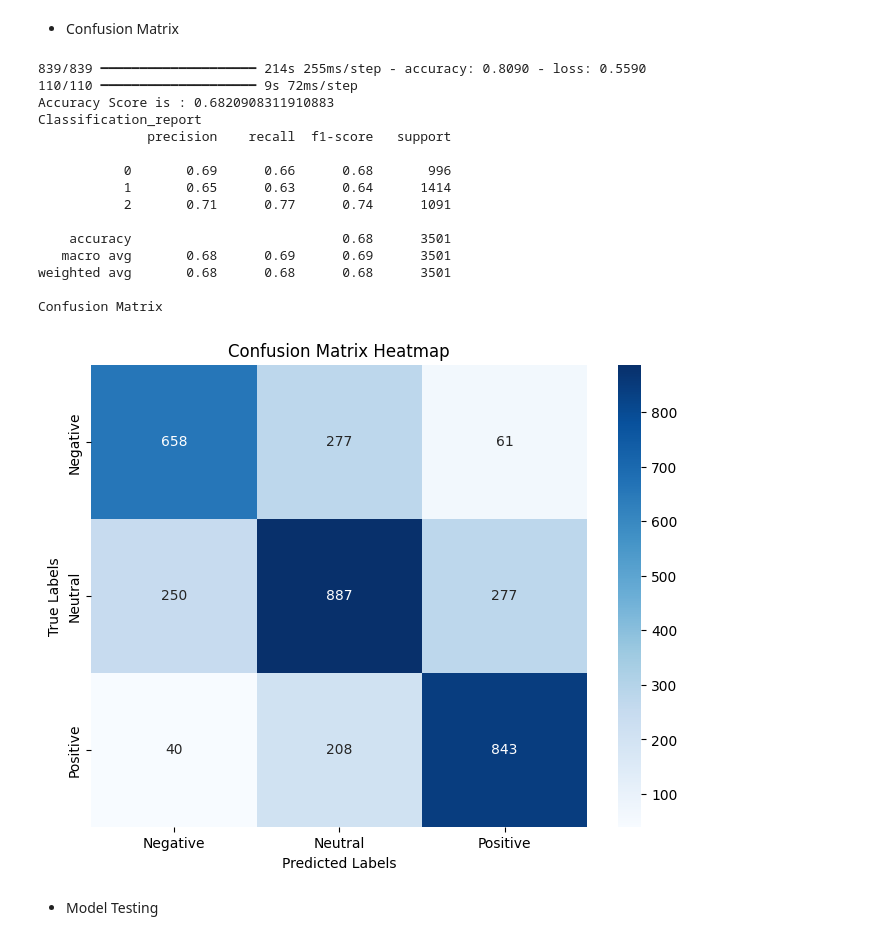
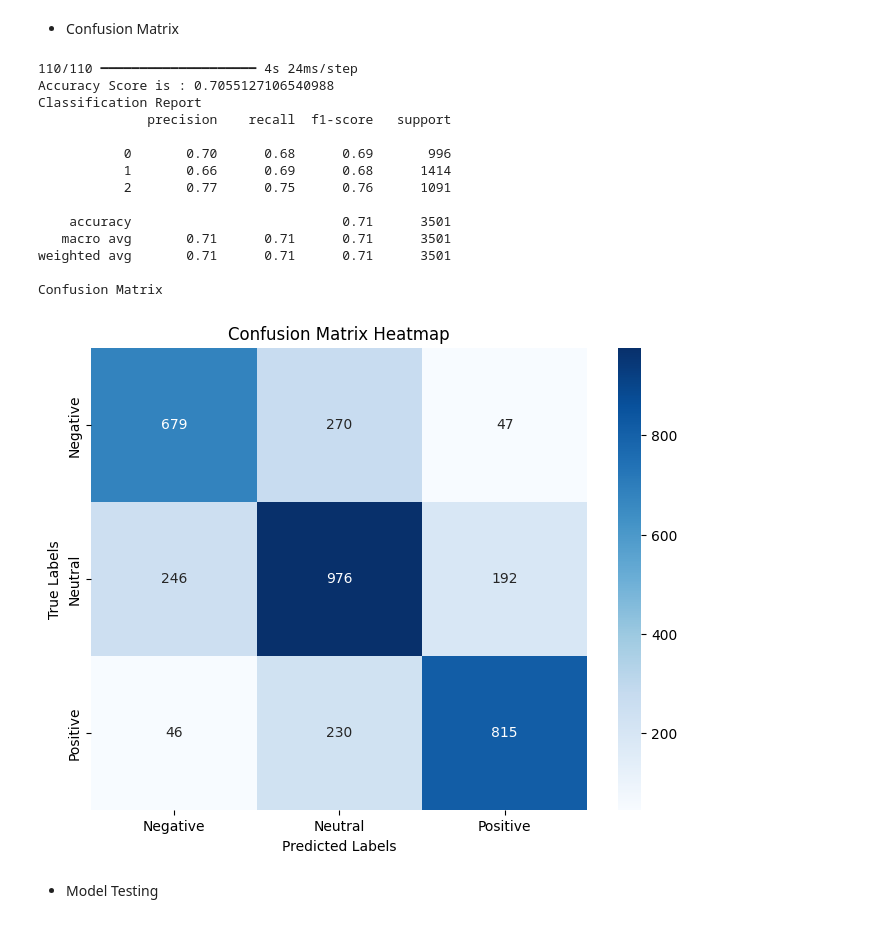
Before and after one commit to williamtheodoruswijaya/sentiment-analysis, a Jupyter notebook: prototype/sentiment_analysis/notebook/notebook.ipynb, the cells around one changed output. Cells and saved outputs as stored; diff of their text form; code cells hidden in the pictures.

Commit message:
Refactor model architecture to enhance efficiency and maintainability

```diff
--- a/prototype/sentiment_analysis/notebook/notebook.ipynb
+++ b/prototype/sentiment_analysis/notebook/notebook.ipynb
@@ -240,0 +243,8 @@ y_test = test_label_arrays
+# %%
+import tensorflow as tf
+
+dataset = tf.data.Dataset.from_tensor_slices((X_train, y_train))
+dataset = dataset.shuffle(5000).batch(32)
+
+val_dataset = tf.data.Dataset.from_tensor_slices((X_test, y_test))
+val_dataset = val_dataset.shuffle(5000).batch(32)
@@ -261,0 +286,8 @@ input_size
+# %%
+# hyperparameters
+
+embedding_dim = 256
+conv1d_filters = 128
+lstm_out = 128
+batch_size = 32
+epochs = 10
@@ -262,8 +296,8 @@ input_size
 # %%
 model = tf.keras.Sequential([
-    tf.keras.layers.Embedding(input_dim=input_size, output_dim=256),
+    tf.keras.layers.Embedding(input_dim=input_size, output_dim=embedding_dim, input_length=max_sequence_length),
 
-    tf.keras.layers.Conv1D(filters=128, kernel_size=3, activation='relu', padding='same'),
+    tf.keras.layers.Conv1D(filters=conv1d_filters, kernel_size=3, activation='relu', padding='same'),
     tf.keras.layers.BatchNormalization(),
     tf.keras.layers.MaxPooling1D(pool_size=2),
     tf.keras.layers.Bidirectional(tf.keras.layers.LSTM( 256,
@@ -337,11 +371,10 @@ lr_scheduler = tf.keras.callbacks.LearningRateScheduler(lambda epoch: 1e-3 * 0.5
 # %% [markdown]
 - Model Training
 # %%
-history = model.fit(X_train,
-                    y_train,
-                    epochs=10,
-                    batch_size=64,
-                    validation_data=(X_test, y_test),
+history = model.fit(dataset,
+                    epochs=epochs,
+                    batch_size=batch_size,
+                    validation_data=(val_dataset),
                     callbacks=[early_stopping, lr_scheduler])
 # %% [output]
 Epoch 1/10
@@ -386,44 +423,40 @@ plt.show()
 - Confusion Matrix
 # %%
 from sklearn.metrics import accuracy_score, confusion_matrix, classification_report
-import seaborn as sns
-import matplotlib.pyplot as plt
 
 def model_eval(model):
-    model.fit(X_train, y_train)
     y_pred_prob = model.predict(X_test)
     y_pred = y_pred_prob.argmax(axis=1)
     y_test_labels = y_test.argmax(axis=1)
     print(f'Accuracy Score is : {accuracy_score(y_test_labels, y_pred)}')
-    print(f'Classification_report')
+    print('Classification Report')
     print(classification_report(y_test_labels, y_pred))
-    print(f'Confusion Matrix')
+    print('Confusion Matrix')
     cm = confusion_matrix(y_test_labels, y_pred)
     plt.figure(figsize=(8, 6))
     sns.heatmap(cm, annot=True, fmt='d', cmap='Blues', xticklabels=['Negative', 'Neutral', 'Positive'], yticklabels=['Negative', 'Neutral', 'Positive'])
     plt.xlabel('Predicted Labels')
     plt.ylabel('True Labels')
     plt.title('Confusion Matrix Heatmap')
     plt.show()
 
 model_eval(model)
 # %% [output]
-839/839 ━━━━━━━━━━━━━━━━━━━━ 214s 255ms/step - accuracy: 0.8090 - loss: 0.5590
-110/110 ━━━━━━━━━━━━━━━━━━━━ 9s 72ms/step
-Accuracy Score is : 0.6820908311910883
-Classification_report
+110/110 ━━━━━━━━━━━━━━━━━━━━ 4s 24ms/step
+Accuracy Score is : 0.7055127106540988
+Classification Report
               precision    recall  f1-score   support
 
-           0       0.69      0.66      0.68       996
-           1       0.65      0.63      0.64      1414
-           2       0.71      0.77      0.74      1091
+           0       0.70      0.68      0.69       996
+           1       0.66      0.69      0.68      1414
+           2       0.77      0.75      0.76      1091
 
-    accuracy                           0.68      3501
-   macro avg       0.68      0.69      0.69      3501
-weighted avg       0.68      0.68      0.68      3501
+    accuracy                           0.71      3501
+   macro avg       0.71      0.71      0.71      3501
+weighted avg       0.71      0.71      0.71      3501
 
 Confusion Matrix
-[figure, old version]
+[figure, new version]
 # %% [markdown]
 - Model Testing
 # %%
```
Also changed, not shown: parts of 10 cells of this notebook, 2 other files.
